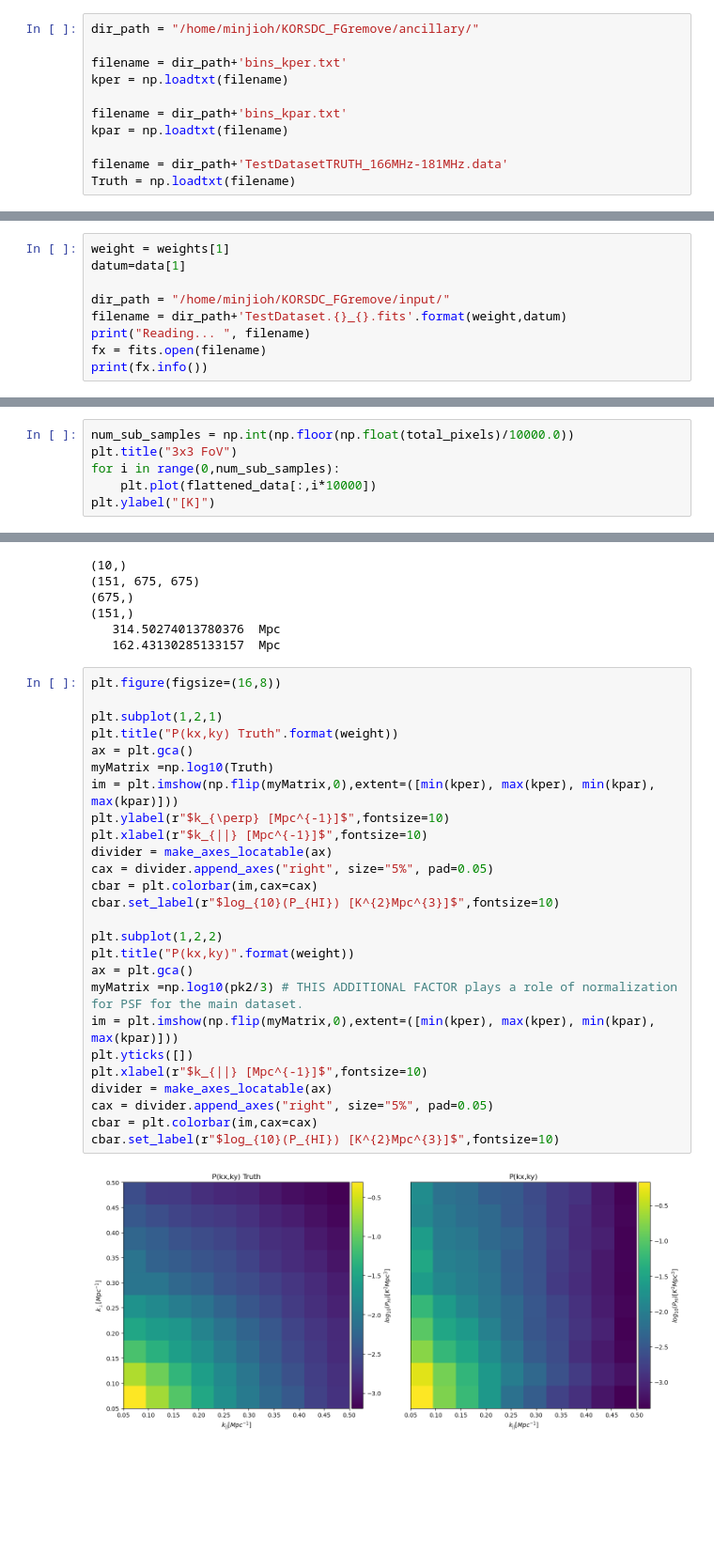
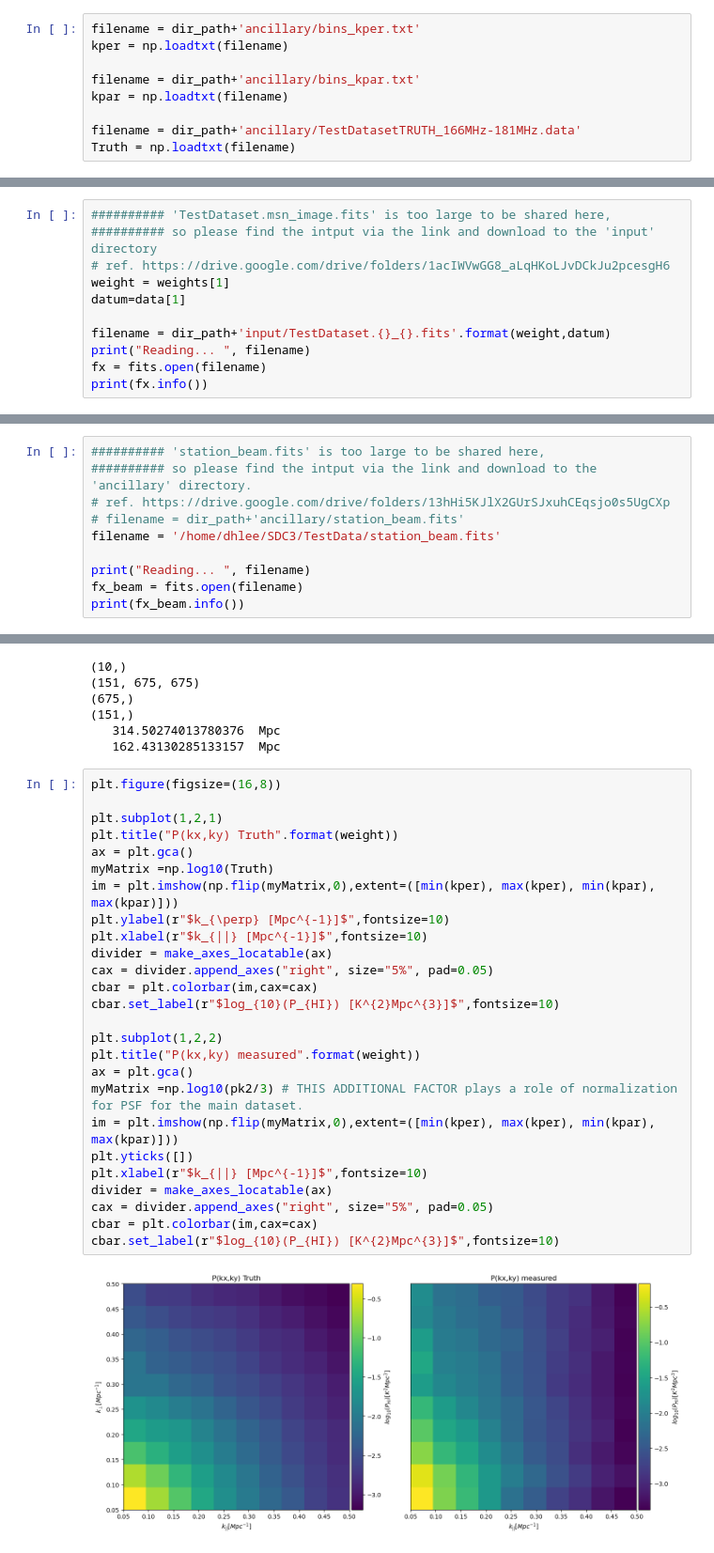
Before and after one commit to KJ-Ahn/KORSDC_FGremove, a Jupyter notebook: main/Reproducibility_part1_with_TestDataset.ipynb, the cells around one changed output, grey strips where cells are left out. Shown at 94% size. Saved outputs shown, nothing was run; the diff lists cells and outputs as text; blank space fills up the shorter version.

```diff
--- a/main/Reproducibility_part1_with_TestDataset.ipynb
+++ b/main/Reproducibility_part1_with_TestDataset.ipynb
@@ -36,23 +43,23 @@ from sklearn.decomposition import FastICA
 # %%
-dir_path = "/home/minjioh/KORSDC_FGremove/ancillary/"
-
-filename = dir_path+'bins_kper.txt'
+filename = dir_path+'ancillary/bins_kper.txt'
 kper = np.loadtxt(filename)
 
-filename = dir_path+'bins_kpar.txt'
+filename = dir_path+'ancillary/bins_kpar.txt'
 kpar = np.loadtxt(filename)
 
-filename = dir_path+'TestDatasetTRUTH_166MHz-181MHz.data'
+filename = dir_path+'ancillary/TestDatasetTRUTH_166MHz-181MHz.data'
 Truth = np.loadtxt(filename)
 # %%
 weights= ['msw', 'msn']
 data=['psf', 'image']
 # %%
+########## 'TestDataset.msn_image.fits' is too large to be shared here,
+########## so please find the intput via the link and download to the 'input' directory
+# ref. https://drive.google.com/drive/folders/1acIWVwGG8_aLqHKoLJvDCkJu2pcesgH6
 weight = weights[1]
 datum=data[1]
 
-dir_path = "/home/minjioh/KORSDC_FGremove/input/"
-filename = dir_path+'TestDataset.{}_{}.fits'.format(weight,datum)
+filename = dir_path+'input/TestDataset.{}_{}.fits'.format(weight,datum)
 print("Reading... ", filename)
 fx = fits.open(filename)
 print(fx.info())
@@ -189,6 +193,0 @@ flattened_data = np.reshape(Image_3x3,(151,total_pixels))
-# %%
-num_sub_samples = np.int(np.floor(np.float(total_pixels)/10000.0))
-plt.title("3x3 FoV")
-for i in range(0,num_sub_samples):
-    plt.plot(flattened_data[:,i*10000])
-plt.ylabel("[K]")
@@ -243,0 +223,10 @@ None
+# %%
+########## 'station_beam.fits' is too large to be shared here,
+########## so please find the intput via the link and download to the 'ancillary' directory.
+# ref. https://drive.google.com/drive/folders/13hHi5KJlX2GUrSJxuhCEqsjo0s5UgCXp
+# filename = dir_path+'ancillary/station_beam.fits'
+filename = '/home/dhlee/SDC3/TestData/station_beam.fits'
+
+print("Reading... ", filename)
+fx_beam = fits.open(filename)
+print(fx_beam.info())
@@ -330,28 +329,28 @@ pk2, nk2 = pk_3D_to_2D(kper,Tk,RA_3x3,fq)
 # %%
 plt.figure(figsize=(16,8))
 
 plt.subplot(1,2,1)
 plt.title("P(kx,ky) Truth".format(weight))
 ax = plt.gca()
 myMatrix =np.log10(Truth)
 im = plt.imshow(np.flip(myMatrix,0),extent=([min(kper), max(kper), min(kpar), max(kpar)]))
 plt.ylabel(r"$k_{\perp} [Mpc^{-1}]$",fontsize=10)
 plt.xlabel(r"$k_{||} [Mpc^{-1}]$",fontsize=10)
 divider = make_axes_locatable(ax)
 cax = divider.append_axes("right", size="5%", pad=0.05)
 cbar = plt.colorbar(im,cax=cax)
 cbar.set_label(r"$log_{10}(P_{HI}) [K^{2}Mpc^{3}]$",fontsize=10)
 
 plt.subplot(1,2,2)
-plt.title("P(kx,ky)".format(weight))
+plt.title("P(kx,ky) measured".format(weight))
 ax = plt.gca()
 myMatrix =np.log10(pk2/3) # THIS ADDITIONAL FACTOR plays a role of normalization for PSF for the main dataset.
 im = plt.imshow(np.flip(myMatrix,0),extent=([min(kper), max(kper), min(kpar), max(kpar)]))
 plt.yticks([])
 plt.xlabel(r"$k_{||} [Mpc^{-1}]$",fontsize=10)
 divider = make_axes_locatable(ax)
 cax = divider.append_axes("right", size="5%", pad=0.05)
 cbar = plt.colorbar(im,cax=cax)
 cbar.set_label(r"$log_{10}(P_{HI}) [K^{2}Mpc^{3}]$",fontsize=10)
 # %% [output]
-[figure, old version]
+[figure, new version]
```
Also changed, not shown: parts of 24 cells of this notebook.
